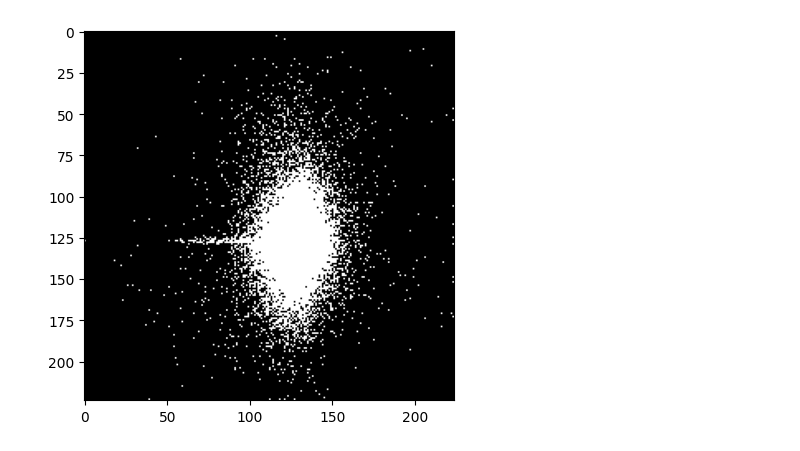
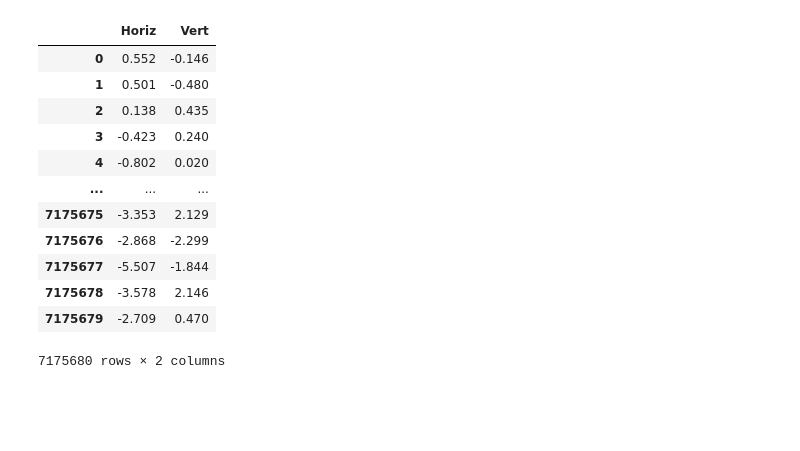
Before and after one commit to Cksdud123/colab, a Jupyter notebook: VGG19.ipynb, the cells around one changed output. Saved outputs shown, nothing was run; the diff lists cells and outputs as text; code cells hidden in the pictures; blank space fills up the shorter version.

```diff
--- a/VGG19.ipynb
+++ b/VGG19.ipynb
@@ -100,29 +108,0 @@ Learning_Bearing1_1 = make_dataframe('Learning_set', 'Bearing1_1')
-# %%
-def convert_to_image(df):
-    # Normalize the vibration data to the range [0, 255] to represent it as an 8-bit grayscale image
-    min_value = df[['Horiz', 'Vert']].min().min()
-    max_value = df[['Horiz', 'Vert']].max().max()
-    df['Horiz'] = ((df['Horiz'] - min_value) / (max_value - min_value)) * 255
-    df['Vert'] = ((df['Vert'] - min_value) / (max_value - min_value)) * 255
-    # Create a blank 224x224x3 RGB image
-    image = np.zeros((224, 224, 3), dtype=np.uint8)
-    # Fill the image with the vibration data
-    for _, row in df.iterrows():
-        x = int(np.clip(row['Horiz'], 0, 223))
-        y = int(np.clip(row['Vert'], 0, 223))
-        image[x, y, 0] = 255
-        image[x, y, 1] = 255
-        image[x, y, 2] = 255
-    return image
-def resize_image(image):
-    # Resize the image to 224x224
-    resized_image = cv2.resize(image, (224, 224))
-    return resized_image
-# Convert the vibration data to an image and resize it
-learning_image = convert_to_image(Learning_Bearing1_1)
-resized_learning_image = resize_image(learning_image)
-# Display the resized image
-plt.imshow(resized_learning_image)
-plt.show()
-# %% [output]
-[figure, removed]
@@ -128,0 +124,16 @@ plt.show()
+# %%
+Learning_Bearing1_1
+# %% [output]
+|  | Horiz | Vert |
+| 0 | 0.552 | -0.146 |
+| 1 | 0.501 | -0.480 |
+| 2 | 0.138 | 0.435 |
+| 3 | -0.423 | 0.240 |
+| 4 | -0.802 | 0.020 |
+| ... | ... | ... |
+| 7175675 | -3.353 | 2.129 |
+| 7175676 | -2.868 | -2.299 |
+| 7175677 | -5.507 | -1.844 |
+| 7175678 | -3.578 | 2.146 |
+| 7175679 | -2.709 | 0.470 |
+7175680 rows × 2 columns
```
Also changed, not shown: parts of 11 cells of this notebook.
